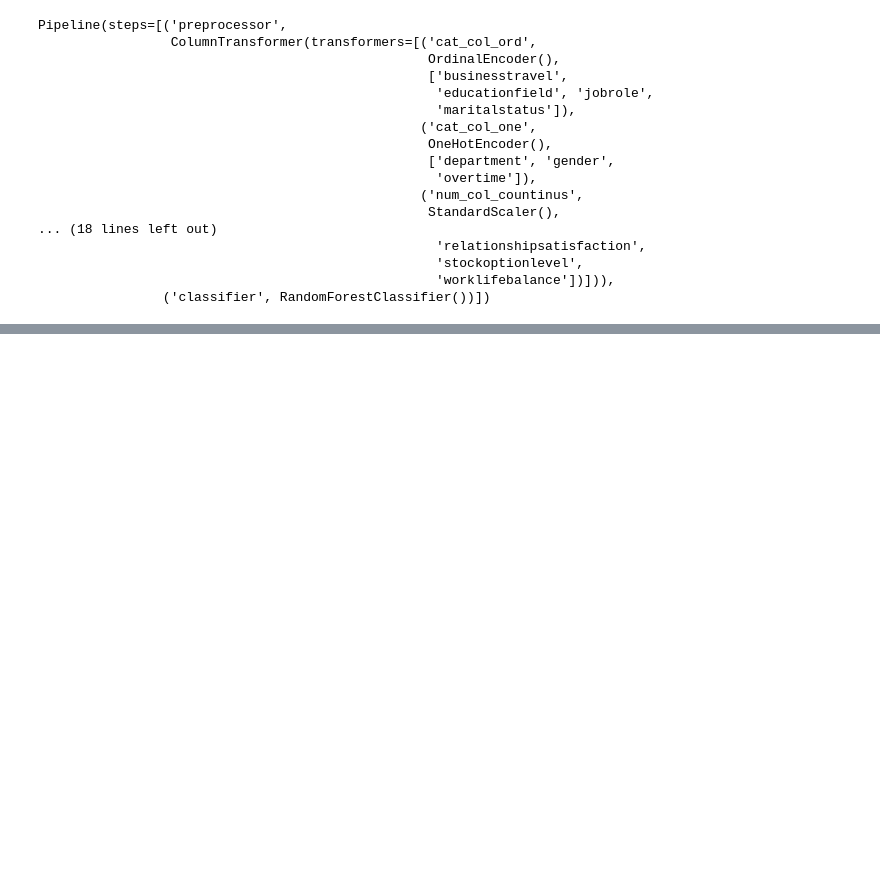
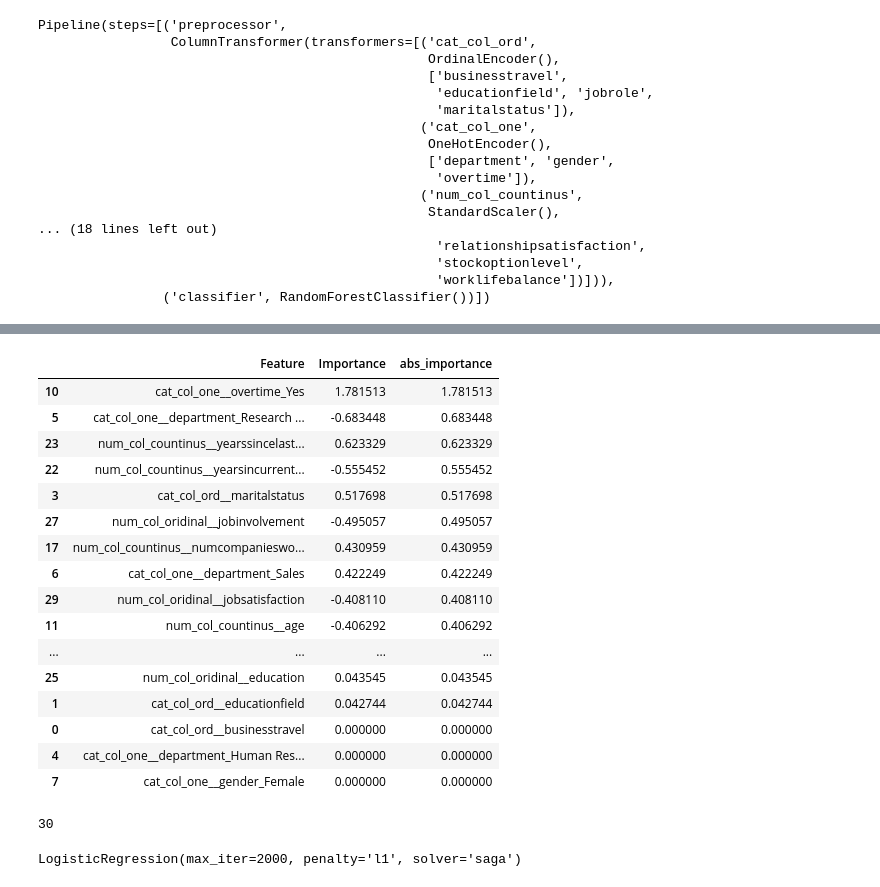
Before and after one commit to Sachin01pr/minor-project, a Jupyter notebook: minor-project-7sem/minor-project-7sem.ipynb, the cells around one changed output, grey strips where cells are left out. Saved outputs shown, nothing was run; the diff lists cells and outputs as text; code cells hidden in the pictures; blank space fills up the shorter version.

```diff
--- a/minor-project-7sem/minor-project-7sem.ipynb
+++ b/minor-project-7sem/minor-project-7sem.ipynb
@@ -378,0 +432,36 @@ the accuracy of the model is 88.78%
+# %%
+coef = attrition_model.named_steps['classifier'].coef_[0]
+feature_names = attrition_model.named_steps['preprocessor'].get_feature_names_out()
+
+feature_importance = pd.DataFrame({'Feature': feature_names, 'Importance': coef, 'abs_importance': abs(coef)})
+feature_importance.sort_values(by='abs_importance', ascending=False, inplace=True)
+feature_importance
+# %% [output]
+|  | Feature | Importance | abs_importance |
+| 10 | cat_col_one__overtime_Yes | 1.781513 | 1.781513 |
+| 5 | cat_col_one__department_Research ... | -0.683448 | 0.683448 |
+| 23 | num_col_countinus__yearssincelast... | 0.623329 | 0.623329 |
+| 22 | num_col_countinus__yearsincurrent... | -0.555452 | 0.555452 |
+| 3 | cat_col_ord__maritalstatus | 0.517698 | 0.517698 |
+| 27 | num_col_oridinal__jobinvolvement | -0.495057 | 0.495057 |
+| 17 | num_col_countinus__numcompanieswo... | 0.430959 | 0.430959 |
+| 6 | cat_col_one__department_Sales | 0.422249 | 0.422249 |
+| 29 | num_col_oridinal__jobsatisfaction | -0.408110 | 0.408110 |
+| 11 | num_col_countinus__age | -0.406292 | 0.406292 |
+| ... | ... | ... | ... |
+| 25 | num_col_oridinal__education | 0.043545 | 0.043545 |
+| 1 | cat_col_ord__educationfield | 0.042744 | 0.042744 |
+| 0 | cat_col_ord__businesstravel | 0.000000 | 0.000000 |
+| 4 | cat_col_one__department_Human Res... | 0.000000 | 0.000000 |
+| 7 | cat_col_one__gender_Female | 0.000000 | 0.000000 |
+# %%
+print(len(x_train.columns))
+# %% [output]
+30
+# %%
+coef = attrition_model.named_steps['classifier']
+features = attrition_model.feature_names_in_
+
+print(coef)
+# %% [output]
+LogisticRegression(max_iter=2000, penalty='l1', solver='saga')
```
Also changed, not shown: parts of 14 cells of this notebook, 2 other files.
